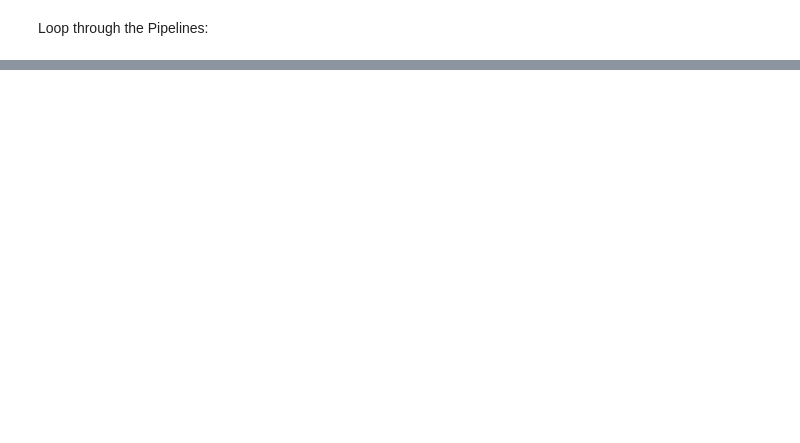
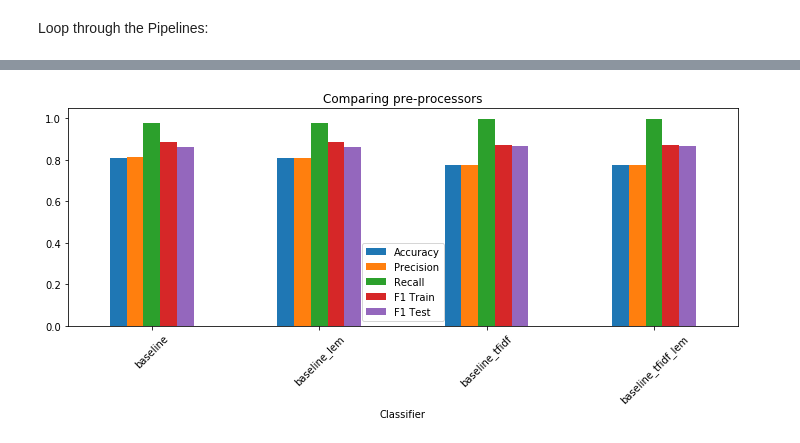
Before and after one commit to Wahe3bru/PersonalityProfiles, a Jupyter notebook: lemmaTokn.ipynb, the cells around one changed output, grey strips where cells are left out. Drawn from its saved outputs; the diff is of its cells as text; code cells hidden in the pictures; blank space fills up the shorter version.

```diff
--- a/lemmaTokn.ipynb
+++ b/lemmaTokn.ipynb
@@ -187 +181,30 @@ try all the models
+# %%
+baseline = Pipeline([('cnt_vec', CountVectorizer(stop_words='english')),
+                     ('bayes', MultinomialNB())
+                    ])
+
+baseline_lem = Pipeline([('lem_vec', CountVectorizer(tokenizer=LemmaTokenizer(),stop_words='english')),
+                          ('bayes', MultinomialNB())
+                        ])
+
+baseline_tfidf = Pipeline([('lem_vec', TfidfVectorizer(stop_words='english')),
+                           ('bayes', MultinomialNB())
+                         ])
+
+baseline_tfidf_lem = Pipeline([('count_vec', TfidfVectorizer( binary=True, min_df=3, ngram_range=(1,2), stop_words='english')),
+                               ('bayes', MultinomialNB(alpha=0.1))
+                              ])
+
+forest_pipe = Pipeline([('count_vec', TfidfVectorizer( binary=True, min_df=3, ngram_range=(1,2), stop_words='english')),
+                        ('forest', RandomForestClassifier(n_estimators=10, random_state=2, class_weight="balanced", criterion='gini'))
+                       ])
+
+forest_pipe_lem = Pipeline([('count_vec', TfidfVectorizer(tokenizer=LemmaTokenizer(), binary=True, min_df=3, ngram_range=(1,2), stop_words='english')),
+                        ('forest', RandomForestClassifier(n_estimators=10, random_state=2, class_weight="balanced", criterion='gini'))
+                       ])
+# %%
+from sklearn.ensemble import GradientBoostingClassifier
+gradboost = Pipeline([('count_vec', TfidfVectorizer( binary=True, min_df=3, ngram_range=(1,2), stop_words='english')),
+                        ('gradboost', GradientBoostingClassifier(n_estimators=20, random_state=2, loss='exponential'))
+                       ])
 # %% [markdown]
@@ -205,3 +218,6 @@ names_of_pipes = ['baseline', 'baseline_lem', 'baseline_tfidf']
+# %%
+pipelines =[baseline_tfidf_lem, gradboost]
+names_of_pipes = ['baseline_tfidf_lem', 'gradboost']
 # %% [markdown]
 Loop through the Pipelines:
 # %%
@@ -259,0 +323,5 @@ main statement
+# %%
+results[['Accuracy','Precision','Recall','F1 Train','F1 Test']].plot.bar(figsize=(12,4), title="Comparing pre-processors", rot=45)
+plt.show()
+# %% [output]
+[figure, added]
```
Also changed, not shown: parts of 35 cells of this notebook, 14 other files.
